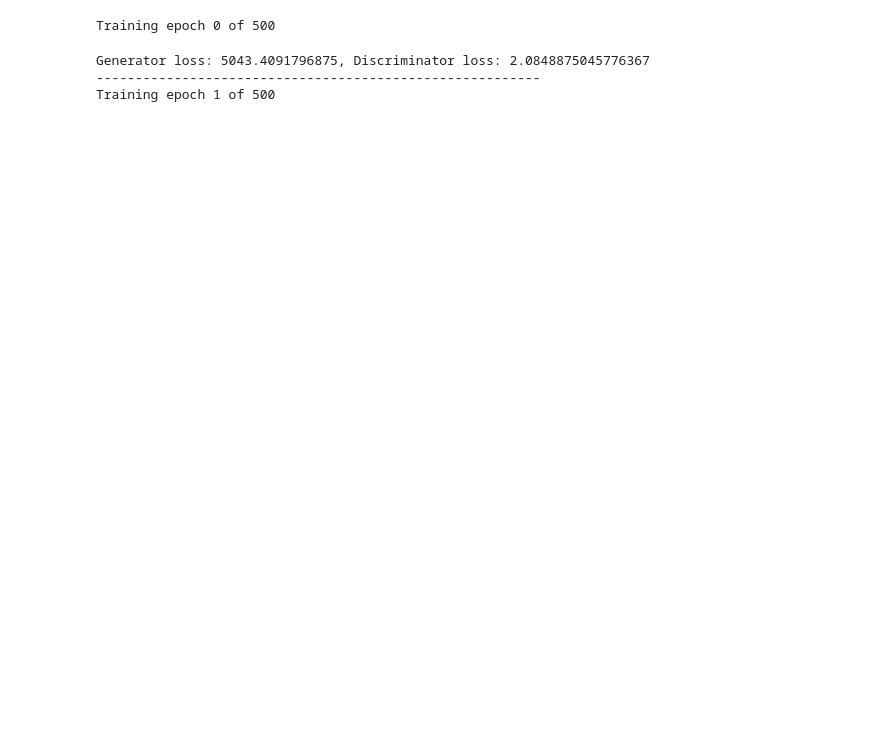
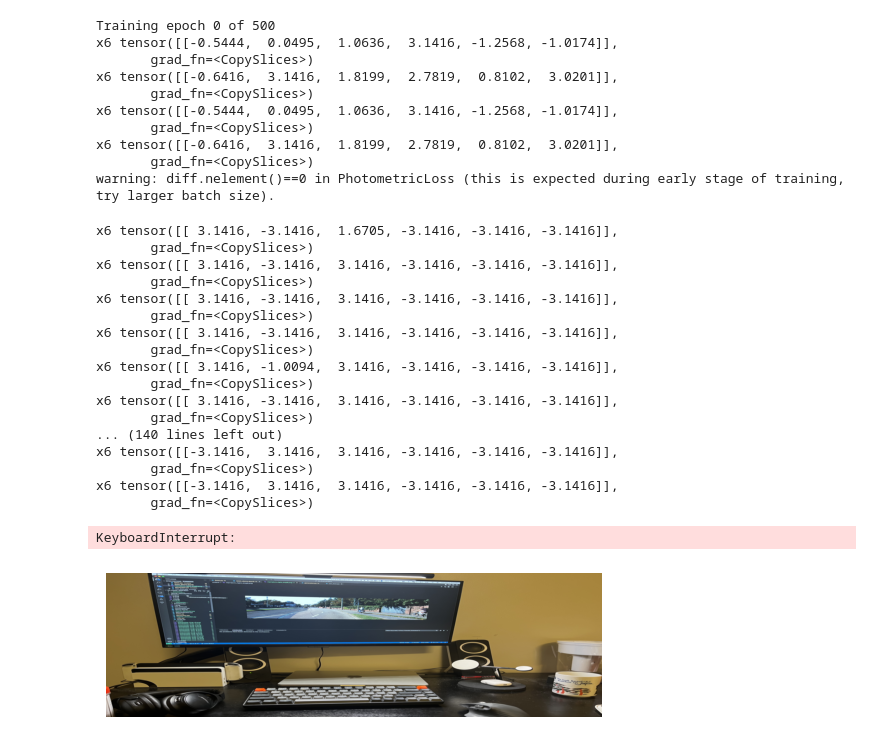
Before and after one commit to KeyiDing/dl_final_project, a Jupyter notebook: GAN_demo.ipynb, the cells around one changed output. Saved outputs shown, nothing was run; the diff lists cells and outputs as text; code cells hidden in the pictures; blank space fills up the shorter version.

```diff
--- a/GAN_demo.ipynb
+++ b/GAN_demo.ipynb
@@ -86,9 +69,34 @@ dpgan = DPGAN()
 # dpgan.to('cuda')
 # dpgan.train(None,5,10)
 # %%
-dpgan.train_model(None,30,500)
+dpgan.train_model(None,1,500)
 # %% [output]
 Training epoch 0 of 500
+x6 tensor([[-0.5444,  0.0495,  1.0636,  3.1416, -1.2568, -1.0174]],
+       grad_fn=<CopySlices>)
+x6 tensor([[-0.6416,  3.1416,  1.8199,  2.7819,  0.8102,  3.0201]],
+       grad_fn=<CopySlices>)
+x6 tensor([[-0.5444,  0.0495,  1.0636,  3.1416, -1.2568, -1.0174]],
+       grad_fn=<CopySlices>)
+x6 tensor([[-0.6416,  3.1416,  1.8199,  2.7819,  0.8102,  3.0201]],
+       grad_fn=<CopySlices>)
+warning: diff.nelement()==0 in PhotometricLoss (this is expected during early stage of training, try larger batch size).
-Generator loss: 5043.4091796875, Discriminator loss: 2.0848875045776367
----------------------------------------------------------
-Training epoch 1 of 500
+x6 tensor([[ 3.1416, -3.1416,  1.6705, -3.1416, -3.1416, -3.1416]],
+       grad_fn=<CopySlices>)
+x6 tensor([[ 3.1416, -3.1416,  3.1416, -3.1416, -3.1416, -3.1416]],
+       grad_fn=<CopySlices>)
+x6 tensor([[ 3.1416, -3.1416,  3.1416, -3.1416, -3.1416, -3.1416]],
+       grad_fn=<CopySlices>)
+x6 tensor([[ 3.1416, -3.1416,  3.1416, -3.1416, -3.1416, -3.1416]],
+       grad_fn=<CopySlices>)
+x6 tensor([[ 3.1416, -1.0094,  3.1416, -3.1416, -3.1416, -3.1416]],
+       grad_fn=<CopySlices>)
+x6 tensor([[ 3.1416, -3.1416,  3.1416, -3.1416, -3.1416, -3.1416]],
+       grad_fn=<CopySlices>)
+... (140 lines left out)
+x6 tensor([[-3.1416,  3.1416,  3.1416, -3.1416, -3.1416, -3.1416]],
+       grad_fn=<CopySlices>)
+x6 tensor([[-3.1416,  3.1416,  3.1416, -3.1416, -3.1416, -3.1416]],
+       grad_fn=<CopySlices>)
+KeyboardInterrupt:
+[figure, added]
```
Also changed, not shown: parts of 7 cells of this notebook, 7 other files.
